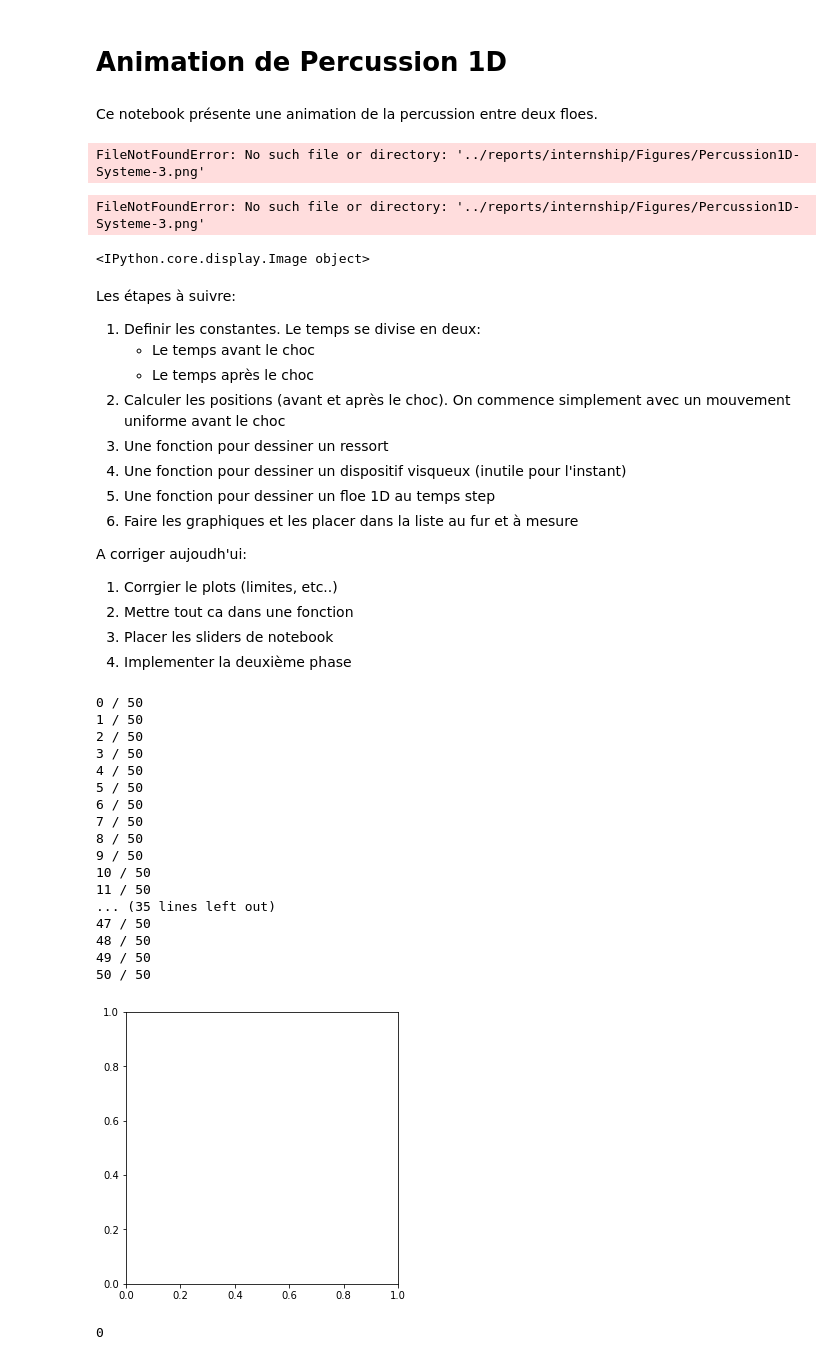
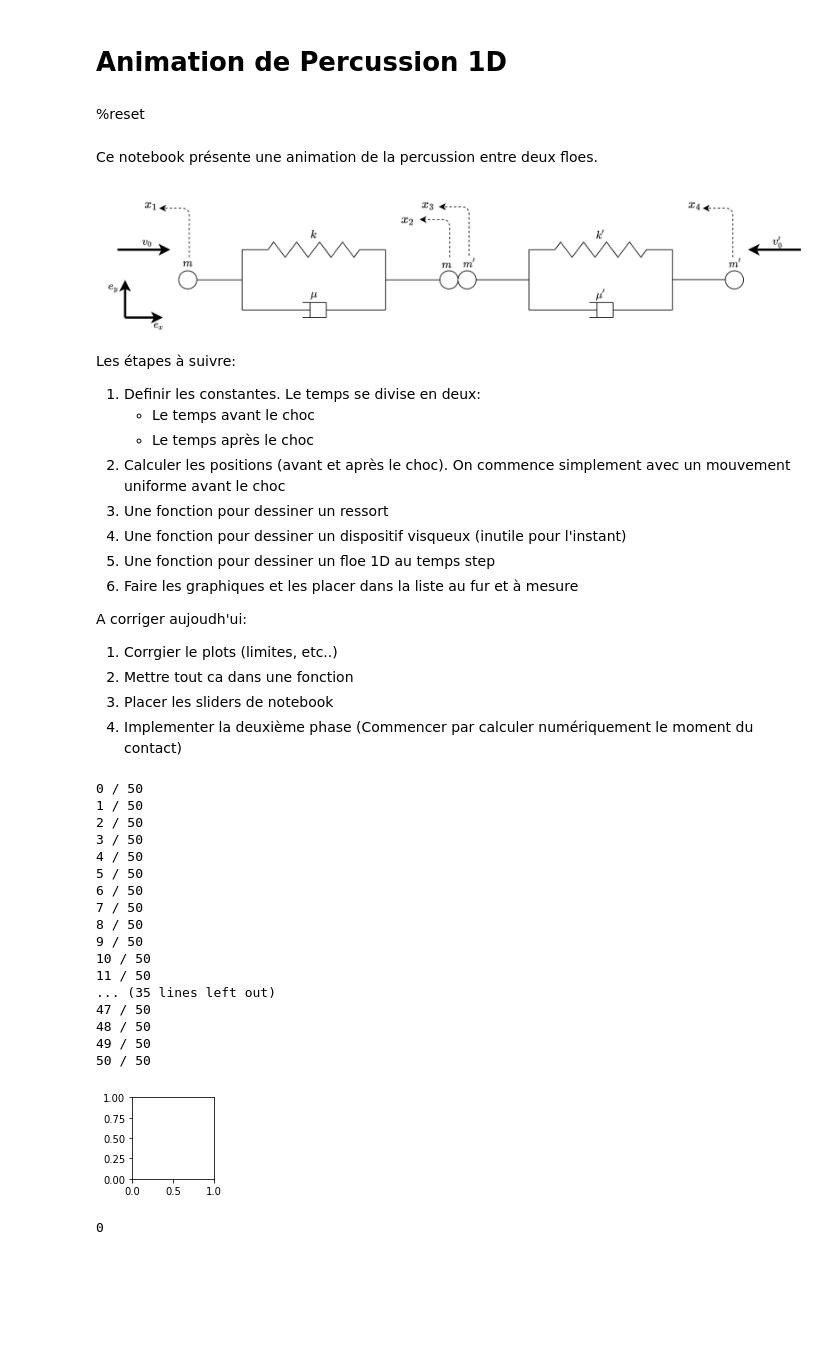
Before and after one commit to ddrous/ice-floes, a Jupyter notebook: code/simu1D/Animation1D.ipynb, the cells around one changed output. Saved outputs shown, nothing was run; the diff lists cells and outputs as text; code cells hidden in the pictures; blank space fills up the shorter version.

```diff
--- a/code/simu1D/Animation1D.ipynb
+++ b/code/simu1D/Animation1D.ipynb
@@ -19,11 +20,11 @@ import PIL.Image as PILImage
+# %% [markdown]
+%reset
 # %% [markdown]
 Ce notebook présente une animation de la percussion entre deux floes.
 # %%
-Image("../reports/internship/Figures/Percussion1D-Systeme-3.png")
+Image("../../reports/internship/Figures/Percussion1D-Systeme-3.png")
 # %% [output]
-FileNotFoundError: No such file or directory: '../reports/internship/Figures/Percussion1D-Systeme-3.png'
-FileNotFoundError: No such file or directory: '../reports/internship/Figures/Percussion1D-Systeme-3.png'
-<IPython.core.display.Image object>
+[figure, added]
 # %% [markdown]
 Les étapes à suivre:
 1. Definir les constantes. Le temps se divise en deux:
@@ -39,7 +40,7 @@ A corriger aujoudh'ui:
 1. Corrgier le plots (limites, etc..)
 2. Mettre tout ca dans une fonction
 3. Placer les sliders de notebook
-4. Implementer la deuxième phase
+4. Implementer la deuxième phase (Commencer par calculer numériquement le moment du contact)
 # %%
 ## Problem constants
 m = 1.0
@@ -110,31 +133 @@ def plot_spring(x, y, theta, L, H, ax):
-# %%
-def plot_circle(x, y, R, ax):
-    # Circle at position (x,y) with radius R
-    c = Circle((x, y), R, fc='k', zorder=10)
-    ax.add_patch(c)
-
-def plot_ice_floe(x1,y1, x2,y2, R, ax):
-    """ Plot an ice floe whose nodes are at (x1,y1) and (x2,y2) with same radius R """
-    plot_circle(x1,y1,R,ax)
-    plot_circle(x2,y2,R,ax)
-    if x1 > x2:
-        tmp = x2
-        x2 = x1
-        x1 = tmp
-    elif x1 == x2:
-        print("Zero sized spring!")
-
-    plot_spring(x1+R/2, 0, np.pi/2, x2-x1-R, R/1.2, ax)
-
-
-
-# fig = plt.figure(figsize=(10, 5), dpi=72)
-# ax = fig.add_subplot(111)
-# ax.axis("equal")
-#
-# # plot_circle(5,0,1,ax)
-# # plot_spring(5,0,np.pi/2,4, 0.5,ax)
-# # plot_ice_floe(1,0, 8,0, 1, ax)
-# plot_ice_floe(1,0, 1,0, 0.25, ax)
-# plt.show()
 # %%
@@ -160,12 +153,12 @@ def make_plot(i, path, ax):
     """
     Plot and save an image of the system configuration for time point i.
     """
-    plot_ice_floe(z[i],0, z[i]+Ls,0, R, ax)
-    plot_ice_floe(z_[i],0, z_[i]+Ls_,0, R, ax)
+    plot_ice_floe(z[i],0, z[i]+L0,0, R, L0, ax)
+    plot_ice_floe(z_[i],0, z_[i]+L_0,0, R, L_0, ax)
 
     # Centre the image on the fixed anchor point, and ensure the axes are equal
-    # ax.set_xlim(-np.max(L)-r, np.max(L)+r)
-    # ax.set_ylim(-np.max(L)-r, np.max(L)+r)
+    ax.set_xlim(0, L)
+    ax.set_ylim(-2*R, 2*R)
     ax.set_aspect('equal', adjustable='box')
     # plt.axis('off')
     # plt.savefig(path+'/_img{:04d}.png'.format(i//di), dpi=72)
@@ -179,35 +172,35 @@ def make_plot(i, path, ax):
 path = "frames"
 fps = 10
 di = int(1/fps/dt)
 # This figure size (inches) and dpi give an image of .
 fig = plt.figure(figsize=(L, H), dpi=72)
 ax = fig.add_subplot(111)
 
-clear_dir(path)
+# clear_dir(path)
 img_list = []
 
 for i in range(0, t.size, di):
     print(i // di, '/', t.size // di)
     make_plot(i, path, ax)
 # %% [output]
 0 / 50
 1 / 50
 2 / 50
 3 / 50
 4 / 50
 5 / 50
 6 / 50
 7 / 50
 8 / 50
 9 / 50
 10 / 50
 11 / 50
 ... (35 lines left out)
 47 / 50
 48 / 50
 49 / 50
 50 / 50
-[figure, old version]
+[figure, new version]
 # %%
 # imageio.mimwrite('Animation1D.gif', image_list, loop=3, duration=total_duration/nb_frames)
 imageio.mimwrite('Animation1D.gif', img_list)
```
Also changed, not shown: parts of 11 cells of this notebook, 1 other file.
